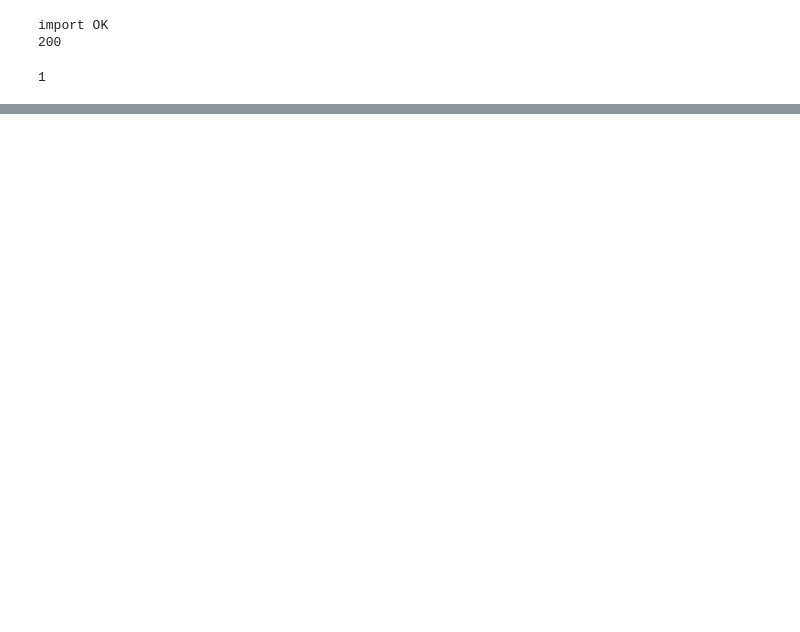
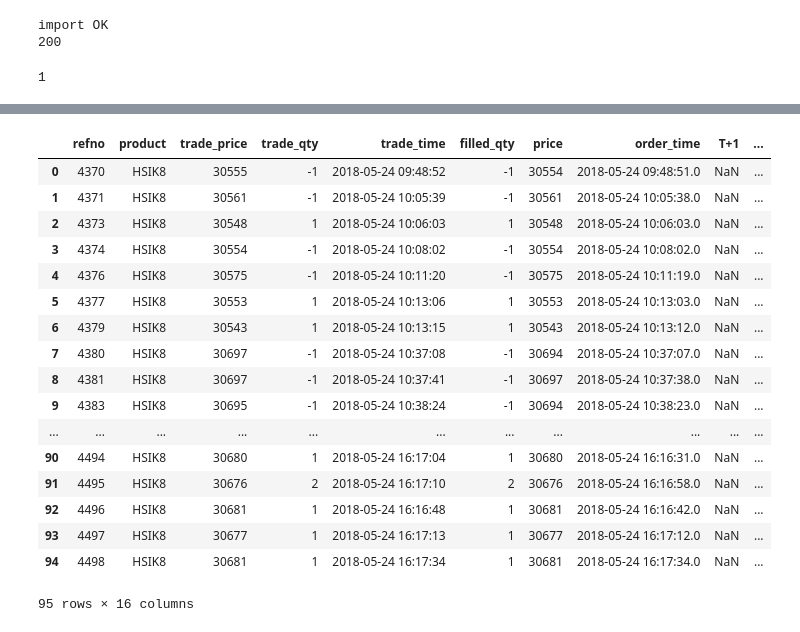
Before and after one commit to che7611/test, a Jupyter notebook: test_h.ipynb, the cells around one changed output, grey strips where cells are left out. Saved outputs shown, nothing was run; the diff lists cells and outputs as text; code cells hidden in the pictures; blank space fills up the shorter version.

```diff
--- a/test_h.ipynb
+++ b/test_h.ipynb
@@ -157,0 +155,21 @@ df2
+# %%
+tradelist
+# %% [output]
+|  | refno | product | trade_price | trade_qty | trade_time | filled_qty | price | order_time | T+1 | ... |
+| 0 | 4370 | HSIK8 | 30555 | -1 | 2018-05-24 09:48:52 | -1 | 30554 | 2018-05-24 09:48:51.0 | NaN | ... |
+| 1 | 4371 | HSIK8 | 30561 | -1 | 2018-05-24 10:05:39 | -1 | 30561 | 2018-05-24 10:05:38.0 | NaN | ... |
+| 2 | 4373 | HSIK8 | 30548 | 1 | 2018-05-24 10:06:03 | 1 | 30548 | 2018-05-24 10:06:03.0 | NaN | ... |
+| 3 | 4374 | HSIK8 | 30554 | -1 | 2018-05-24 10:08:02 | -1 | 30554 | 2018-05-24 10:08:02.0 | NaN | ... |
+| 4 | 4376 | HSIK8 | 30575 | -1 | 2018-05-24 10:11:20 | -1 | 30575 | 2018-05-24 10:11:19.0 | NaN | ... |
+| 5 | 4377 | HSIK8 | 30553 | 1 | 2018-05-24 10:13:06 | 1 | 30553 | 2018-05-24 10:13:03.0 | NaN | ... |
+| 6 | 4379 | HSIK8 | 30543 | 1 | 2018-05-24 10:13:15 | 1 | 30543 | 2018-05-24 10:13:12.0 | NaN | ... |
+| 7 | 4380 | HSIK8 | 30697 | -1 | 2018-05-24 10:37:08 | -1 | 30694 | 2018-05-24 10:37:07.0 | NaN | ... |
+| 8 | 4381 | HSIK8 | 30697 | -1 | 2018-05-24 10:37:41 | -1 | 30697 | 2018-05-24 10:37:38.0 | NaN | ... |
+| 9 | 4383 | HSIK8 | 30695 | -1 | 2018-05-24 10:38:24 | -1 | 30694 | 2018-05-24 10:38:23.0 | NaN | ... |
+| ... | ... | ... | ... | ... | ... | ... | ... | ... | ... | ... |
+| 90 | 4494 | HSIK8 | 30680 | 1 | 2018-05-24 16:17:04 | 1 | 30680 | 2018-05-24 16:16:31.0 | NaN | ... |
+| 91 | 4495 | HSIK8 | 30676 | 2 | 2018-05-24 16:17:10 | 2 | 30676 | 2018-05-24 16:16:58.0 | NaN | ... |
+| 92 | 4496 | HSIK8 | 30681 | 1 | 2018-05-24 16:16:48 | 1 | 30681 | 2018-05-24 16:16:42.0 | NaN | ... |
+| 93 | 4497 | HSIK8 | 30677 | 1 | 2018-05-24 16:17:13 | 1 | 30677 | 2018-05-24 16:17:12.0 | NaN | ... |
+| 94 | 4498 | HSIK8 | 30681 | 1 | 2018-05-24 16:17:34 | 1 | 30681 | 2018-05-24 16:17:34.0 | NaN | ... |
+95 rows × 16 columns
```
Also changed, not shown: parts of 5 cells of this notebook, 3 other files.
